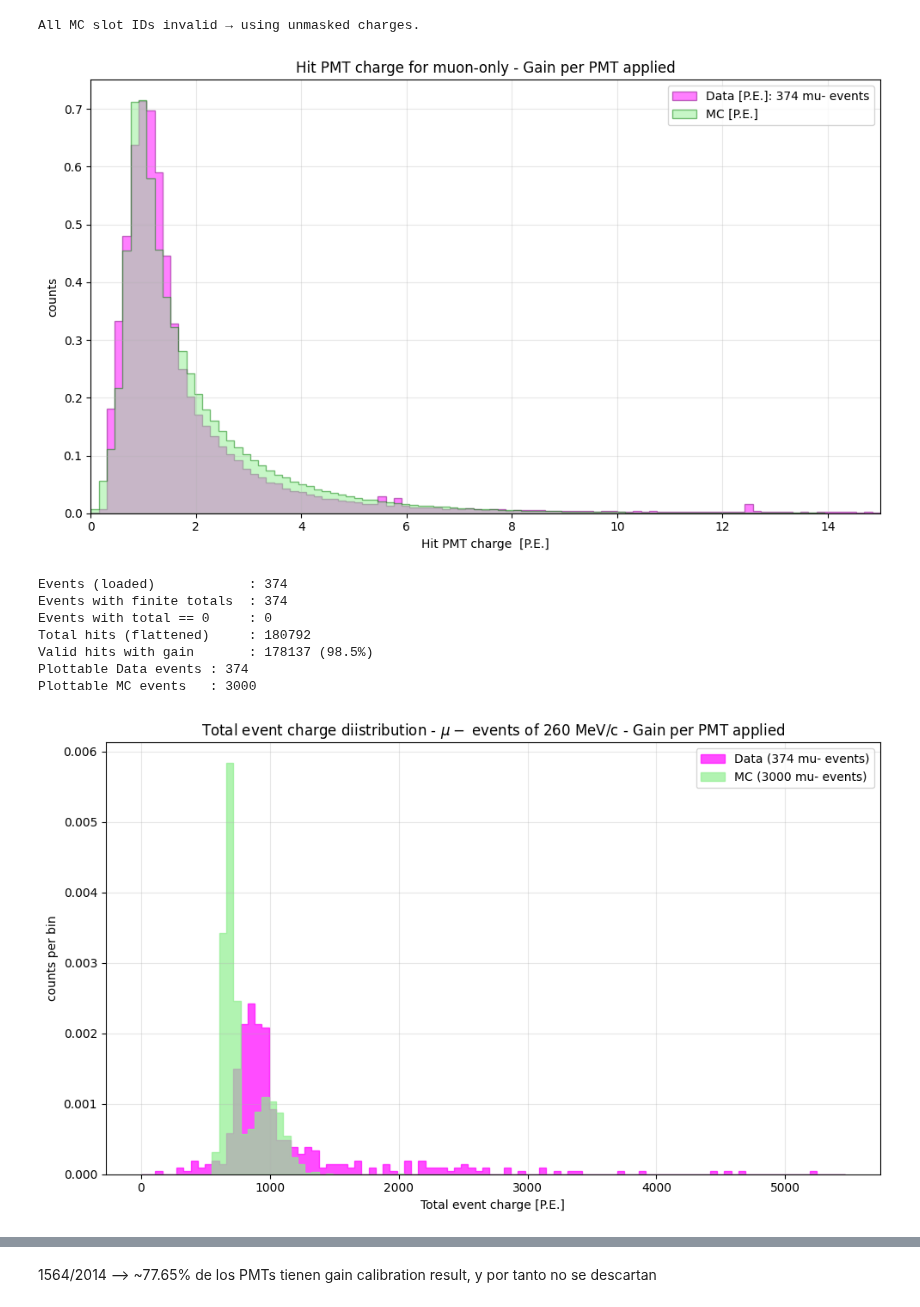
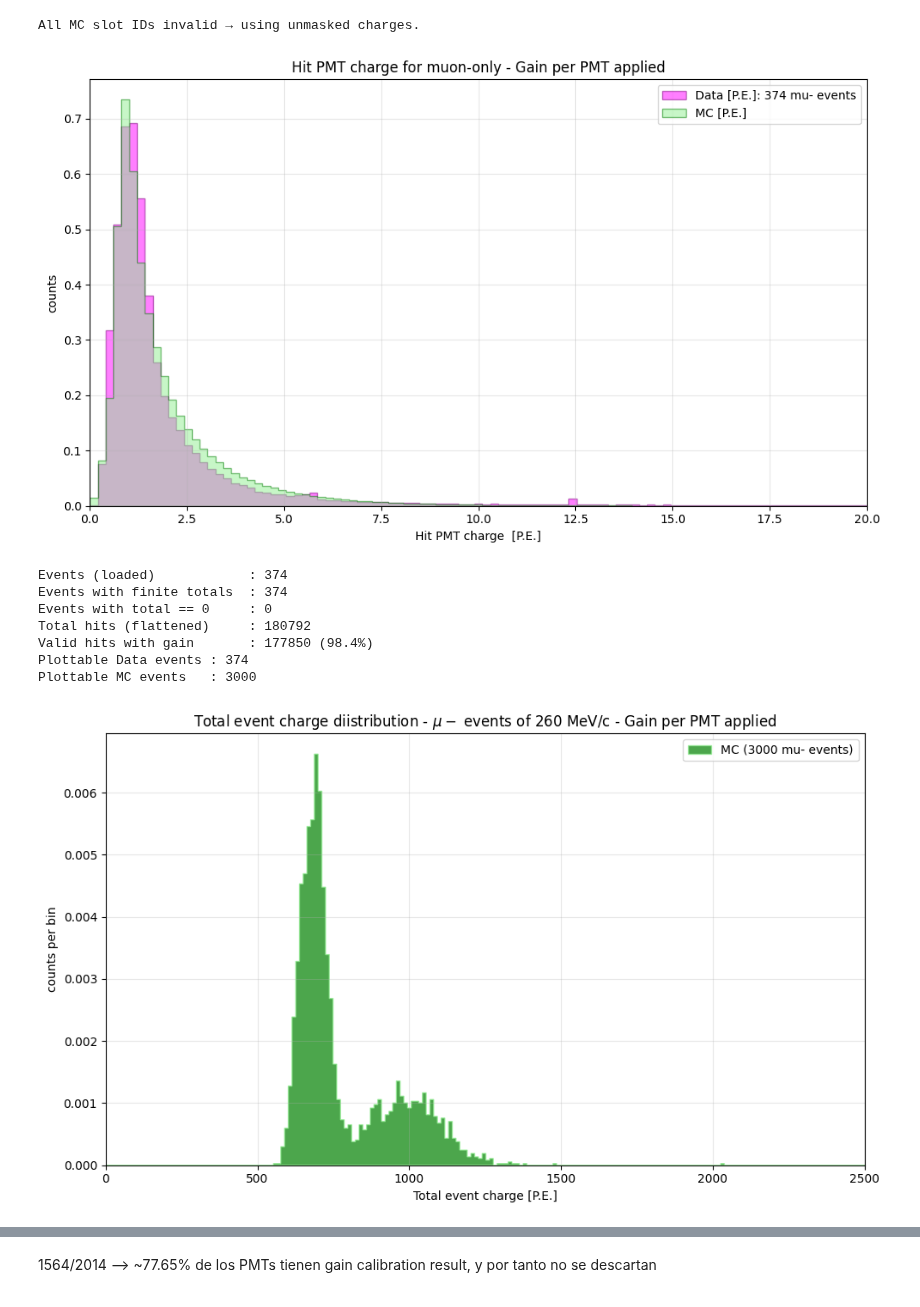
Before and after one commit to elenaramos44/WCTE_MC-Data_Validation_with_GAIN_Calibration, a Jupyter notebook: new_MCvsData.ipynb, the cells around one changed output, grey strips where cells are left out. Cells and saved outputs as stored; diff of their text form; code cells hidden in the pictures.

```diff
--- a/new_MCvsData.ipynb
+++ b/new_MCvsData.ipynb
@@ -330,7 +342,7 @@ print(mc.fields)
 # %%
 npz_dir = "/scratch/elena/WCTE_DATA_ANALYSIS/WCTE_MC-Data_Validation_with_GAIN_Calibration/"
 n_chunks = 15
-gain_file = [f"{npz_dir}NEW_doubleGauss_run2307_v2_chunk{i}.npz" for i in range(n_chunks+1)]   #GAIN RESULTS FROM run2307 (20/5/25)
+gain_file = [f"{npz_dir}NEW_doubleGauss_run2307_v3_chunk{i}.npz" for i in range(n_chunks+1)]   #GAIN RESULTS FROM run2307 (20/5/25)
 
 #npz_dir = "/scratch/elena/WCTE_DATA_ANALYSIS/WCTE_2025_commissioning/2025_data/WCTE_BRB_Data_Analysis/"
 #gain_file = [f"{npz_dir}pmt_charge_fit_results_doubleGauss_{i}_[-5,2].npz" for i in range(n_chunks+1)]         #GAIN RESULTS FROM run2521  (4/6/25)
@@ -399,7 +411,7 @@ data_charges_pe = data_charges / gain_per_channel[data_idx]
 
 
 min_range_charge = 0
-max_range_charge = 15
+max_range_charge = 20
 
 data_charges_pe = data_charges_pe[(data_charges_pe >= min_range_charge) & (data_charges_pe <= max_range_charge)]
 mc_charges = mc_charges[(mc_charges >= min_range_charge) & (mc_charges <= max_range_charge)]
@@ -425,7 +437,7 @@ plt.tight_layout()
 plt.xlim(min_range_charge, max_range_charge)
 plt.show()
 # %% [output]
-[figure, old version]
+[figure, new version]
 # %%
 #flatten per-hit arrays (Awkward)
 data_slot_ids = ak.to_numpy(ak.flatten(data["hit_mpmt_slot_ids"]))
@@ -491,36 +503,36 @@ mask_mc_good = np.isfinite(mc_total_charge_per_event) & (mc_total_charge_per_eve
 data_total = data_total_charge_per_event[mask_data_good]
 mc_total = mc_total_charge_per_event[mask_mc_good]
 
 print(f"Plottable Data events : {len(data_total)}")
 print(f"Plottable MC events   : {len(mc_total)}")
 
 #plot
 # --- Plot total event charge distributions (sin líneas entre bins) ---
 lo = 0
 hi = max(data_total.max() if len(data_total) else 0, mc_total.max() if len(mc_total) else 0) * 1.05
 if hi == 0:
     hi = 1.0
-bins = np.linspace(lo, hi, 100)
+bins = np.linspace(lo, hi, 1000)
 
 plt.figure(figsize=(10,6), dpi=100)
-plt.hist(data_total, bins=bins, alpha=0.7, color='magenta', histtype='stepfilled', edgecolor='magenta', density=True,
-         label=f'Data ({len(data_total)} mu- events)')
-plt.hist(mc_total, bins=bins, alpha=0.7, color='lightgreen', histtype='stepfilled', edgecolor='lightgreen', density=True,
+#plt.hist(data_total, bins=bins, alpha=0.7, color='magenta', histtype='stepfilled', edgecolor='magenta', density=True, label=f'Data ({len(data_total)} mu- events)')
+plt.hist(mc_total, bins=bins, alpha=0.7, color='green', histtype='stepfilled', edgecolor='lightgreen', density=True,
          label=f'MC ({len(mc_total)} mu- events)')
 
 plt.xlabel('Total event charge [P.E.]')
 plt.ylabel('counts per bin')
 plt.title('Total event charge diistribution - $\mu-$ events of 260 MeV/c - Gain per PMT applied')
 plt.legend()
 plt.grid(True, alpha=0.3)
+plt.xlim(0,2500)
 plt.tight_layout()
 plt.show()
 # %% [output]
 Events (loaded)            : 374
 Events with finite totals  : 374
 Events with total == 0     : 0
 Total hits (flattened)     : 180792
-Valid hits with gain       : 178137 (98.5%)
+Valid hits with gain       : 177850 (98.4%)
 Plottable Data events : 374
 Plottable MC events   : 3000
-[figure, old version]
+[figure, new version]
```
Also changed, not shown: parts of 14 cells of this notebook, 2 other files.
